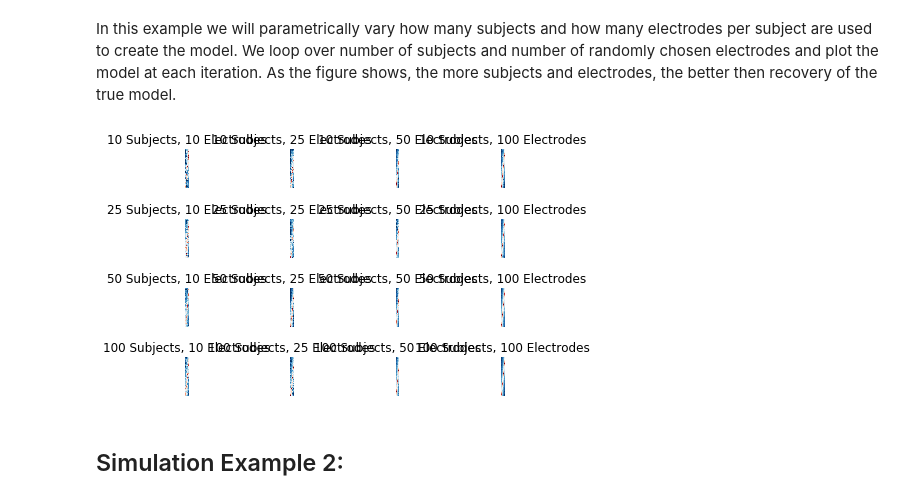
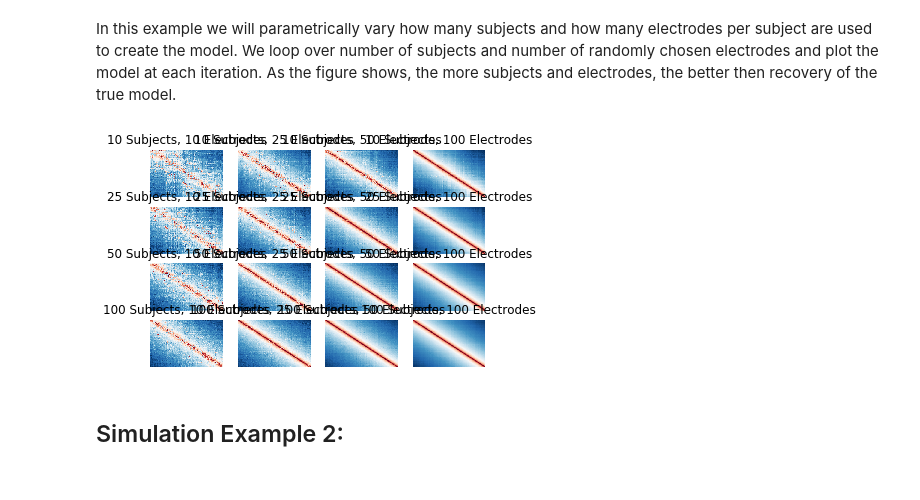
Before and after one commit to ContextLab/supereeg, a Jupyter notebook: docs/tutorial/simulate_objects.ipynb, the cells around one changed output. Drawn from its saved outputs; the diff is of its cells as text; code cells hidden in the pictures.

Commit message:
WIP simulate notebook

```diff
--- a/docs/tutorial/simulate_objects.ipynb
+++ b/docs/tutorial/simulate_objects.ipynb
@@ -102,7 +102,7 @@ bo = se.simulate_bo(n_samples=1000, sample_rate=1000, locs=locs, cov=R)
 You can create a simulated model object by passing a list of simulated brain objects.
 # %%
 # list of 3 simulated brain objects, each with 20 locations, for model
-model_bos = [se.simulate_model_bos(n_samples=1000, sample_rate=1000, sample_locs=20,
+model_bos = [se.simulate_model_bos(n_samples=100, sample_rate=1000, sample_locs=20,
                                    locs=locs, cov=R) for x in range(5)]
 
 # create model from list of brain objects
@@ -123,35 +123,36 @@ the figure shows, the more subjects and electrodes, the better then recovery of
 the true model.
 # %%
 # n_samples
-n_samples = 10
+n_samples = 100
 
 # initialize subplots
 f, axarr = plt.subplots(4, 4)
 
 # loop over simulated subjects size
 for isub, n_subs in enumerate([10, 25, 50, 100]):
 
     # loop over simulated electrodes
     for ielec, n_elecs in enumerate([10, 25, 50, 100]):
 
         # simulate brain objects for the model
         model_bos = [se.simulate_model_bos(n_samples=n_samples, sample_rate=10, locs=locs,
                                            sample_locs=n_elecs, cov=R) for x in range(n_subs)]
 
         # create the model object
         model = se.Model(data=model_bos, locs=locs)
 
         # plot it
         sns.heatmap(np.divide(model.numerator, model.denominator), ax=axarr[isub, ielec], yticklabels=False,
                     xticklabels=False, cmap='RdBu_r', cbar=False, vmin=0, vmax=3)
 
         # set the title
         axarr[isub, ielec].set_title(str(n_subs) + ' Subjects, ' + str(n_elecs) + ' Electrodes')
 
 #plt.tight_layout()
+plt.rcParams['figure.dpi'] = 140
 plt.show()
 # %% [output]
-[figure, old version]
+[figure, new version]
 # %% [markdown]
 ## Simulation Example 2:
 # %% [markdown]
```
Also changed, not shown: parts of 9 cells of this notebook.
